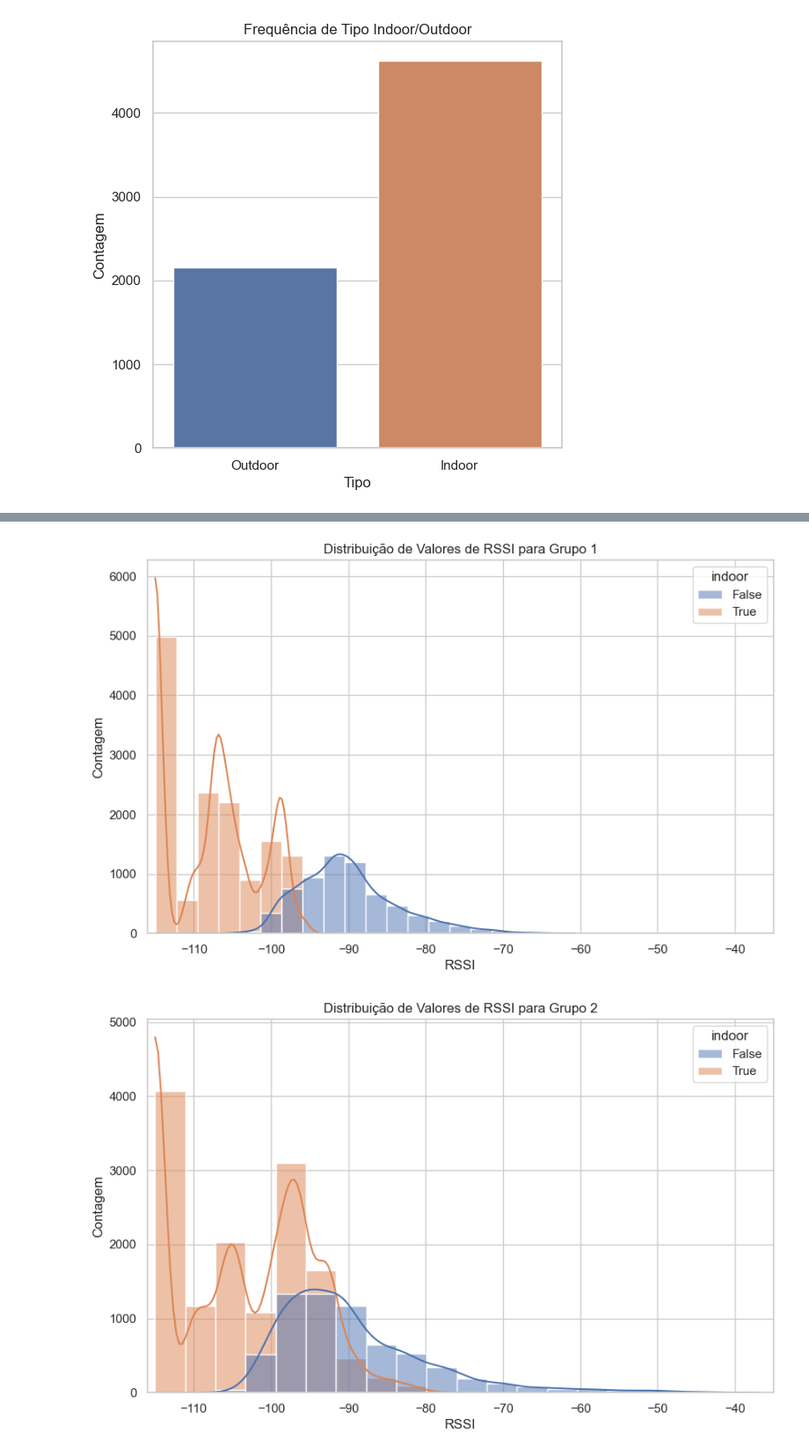
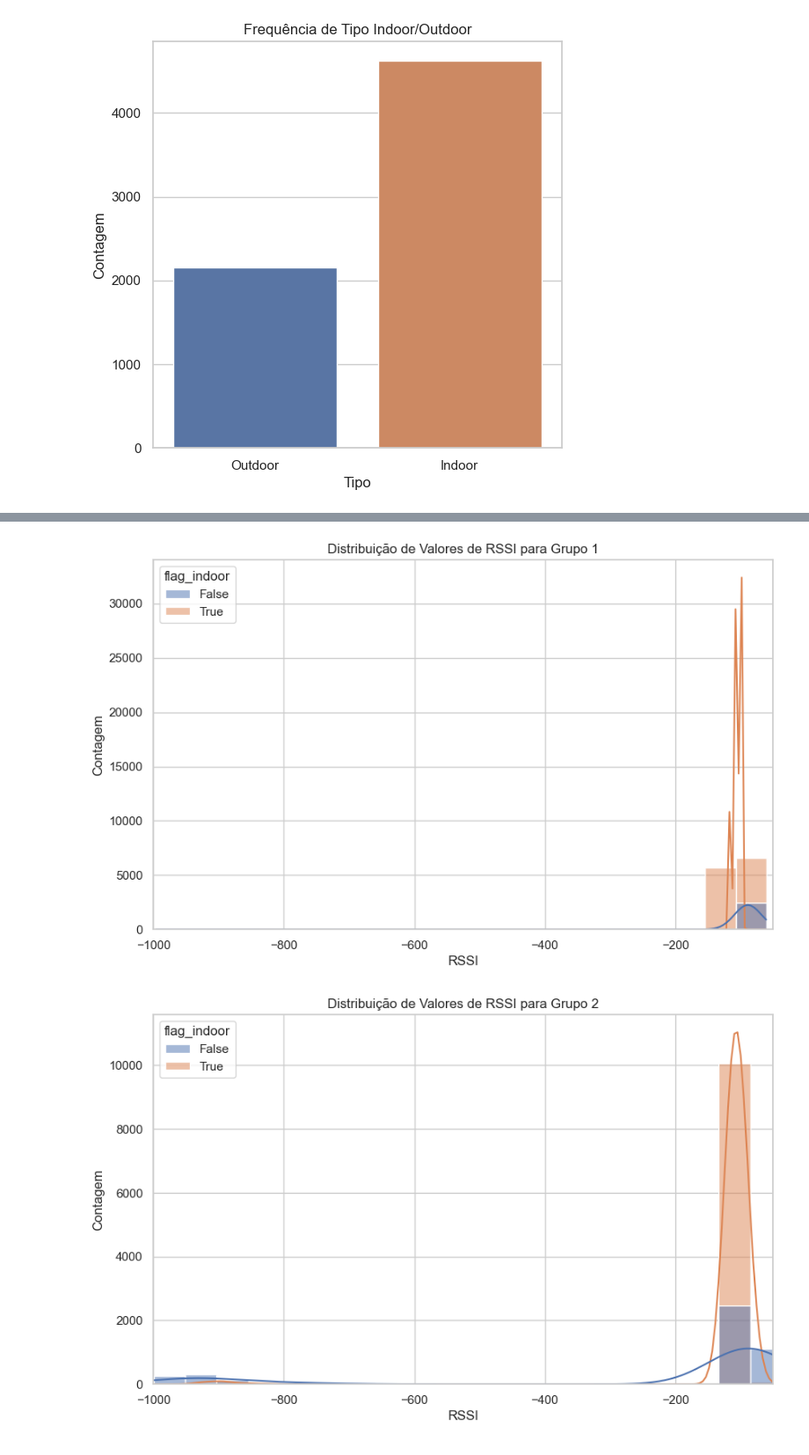
Before and after one commit to hlaff147/ES-290-Comunicacoes-Moveis, a Jupyter notebook: EDA.ipynb, the cells around one changed output, grey strips where cells are left out. Shown at 88% size. Drawn from its saved outputs; the diff is of its cells as text; code cells hidden in the pictures.

```diff
--- a/EDA.ipynb
+++ b/EDA.ipynb
@@ -5,6 +5,6 @@ import matplotlib.pyplot as plt
 # %% [markdown]
 Importação dos datasets
 # %%
-df_bts = pd.read_csv('raw_files/Bts.csv')
-df_test_alunos = pd.read_csv('raw_files/meds_test_alunos.csv')
-df_train_alunos = pd.read_csv('raw_files/meds_train_alunos.csv')
+df_bts = pd.read_csv('processed_files/bts.csv')
+df_test_alunos = pd.read_csv('processed_files/meds_test_alunos.csv')
+df_train_alunos = pd.read_csv('processed_files/meds_train_alunos.csv')
@@ -13,9 +11,3 @@ Tratamento de dados inicial
-# %%
-#renomeando colunas para um padrão, para facilitar o entendimento do dataset.
-
-df_bts.rename(columns = {'grupo': 'id_localizacao_setor', 'btsId': 'id_bts', 'btsNetNome': 'nom_bts', 'lat': 'num_lat_bts', 'lon': 'num_long_bts', 'cch': 'nom_canal_controle_bts', 'azimuth': 'num_azimuth', 'RssiId': 'id_rrsi'}, inplace=True)
-df_test_alunos.rename(columns = {'ponto_id':'id_ponto'}, inplace=True)
-df_train_alunos.rename(columns = {'ponto_id':'id_ponto'}, inplace=True)
 # %% [markdown]
 Identificação de proporção de nulos e a tipagem dos dados
 # %%
@@ -169,23 +167,20 @@ plt.show()
 # %%
-#Gráfico de distribuição feito para entendermos melhor a distribuição dos dados, para tentarmos identificar tendências centrais ou outliers.
-
-# Selecionar apenas as colunas relevantes para a análise
-columns = ['rssi_1_1', 'rssi_1_2', 'rssi_1_3', 'rssi_2_1', 'rssi_2_2', 'rssi_2_3', 'rssi_3_1', 'rssi_3_2', 'rssi_3_3']
+# Selecionar colunas relevantes e adicionar a coluna 'flag_indoor'
+columns = ['rssi_1_1', 'rssi_1_2', 'rssi_1_3', 'rssi_2_1', 'rssi_2_2', 'rssi_2_3', 'rssi_3_1', 'rssi_3_2', 'rssi_3_3', 'flag_indoor']
 data_selected = df_train_alunos[columns]
 
-# Configurar o estilo do Seaborn (opcional)
-sns.set(style="whitegrid")
 
-# Criar uma grade de subplots para os gráficos de densidade
+# Criar subplots para cada coluna de RSSI
 fig, axes = plt.subplots(nrows=3, ncols=3, figsize=(12, 12))
-
-# Iterar sobre as colunas de RSSI e criar um gráfico de densidade em cada sublot
-for col, ax in zip(data_selected.columns, axes.ravel()):
-    sns.kdeplot(data=data_selected[col], ax=ax, fill=True, common_norm=False, color="blue")
+for col, ax in zip(data_selected.columns[:-1], axes.ravel()):
+    for indoor_flag in [True, False]:
+        subset_data = data_selected[data_selected['flag_indoor'] == indoor_flag][col]
+        sns.histplot(data=subset_data, bins=20, kde=False, color=sns.color_palette("Set1")[indoor_flag], ax=ax, label=f'Indoor: {indoor_flag}')
     ax.set_xlabel('RSSI')
-    ax.set_ylabel('Densidade')
-    ax.set_title(f'Densidade de {col}')
-    ax.set_xlim(-120, -35)  # Ajustar o intervalo do eixo x
+    ax.set_ylabel('Quantidade de Frequências')
+    ax.set_title(f'Distribuição de {col}')
+    ax.legend()
+    ax.set_xlim(-1000, 0)
 
 # Ajustar o layout para melhor espaçamento entre os subplots
 plt.tight_layout()
@@ -195,22 +221,22 @@ plt.show()
 # %%
 # Definir grupos e seus nomes correspondentes
 group_mapping = {
     'Grupo 1': ['rssi_1_1', 'rssi_1_2', 'rssi_1_3'],
     'Grupo 2': ['rssi_2_1', 'rssi_2_2', 'rssi_2_3'],
     'Grupo 3': ['rssi_3_1', 'rssi_3_2', 'rssi_3_3']
 }
 
 # Gerar gráficos de distribuição para cada grupo
 for group_name, group_columns in group_mapping.items():
-    df_group = df_train_alunos.melt(id_vars=['indoor'], value_vars=group_columns, value_name='RSSI', var_name='Antena')
+    df_group = df_train_alunos.melt(id_vars=['flag_indoor'], value_vars=group_columns, value_name='RSSI', var_name='Antena')
     plt.figure(figsize=(10, 6))
-    sns.histplot(data=df_group, x='RSSI', hue='indoor', bins=20, kde=True)
+    sns.histplot(data=df_group, x='RSSI', hue='flag_indoor', bins=20, kde=True)
     plt.xlabel('RSSI')
     plt.ylabel('Contagem')
     plt.title(f'Distribuição de Valores de RSSI para {group_name}')
 
-    plt.xlim(-116, -35)  # Ajustar o intervalo do eixo x
+    plt.xlim(-1000, -50)  # Ajustar o intervalo do eixo x
     plt.show()
 # %% [output]
-[figure, old version]
+[figure, new version]
-[figure, old version]
+[figure, new version]
```
Also changed, not shown: parts of 13 cells of this notebook, 4 other files.
